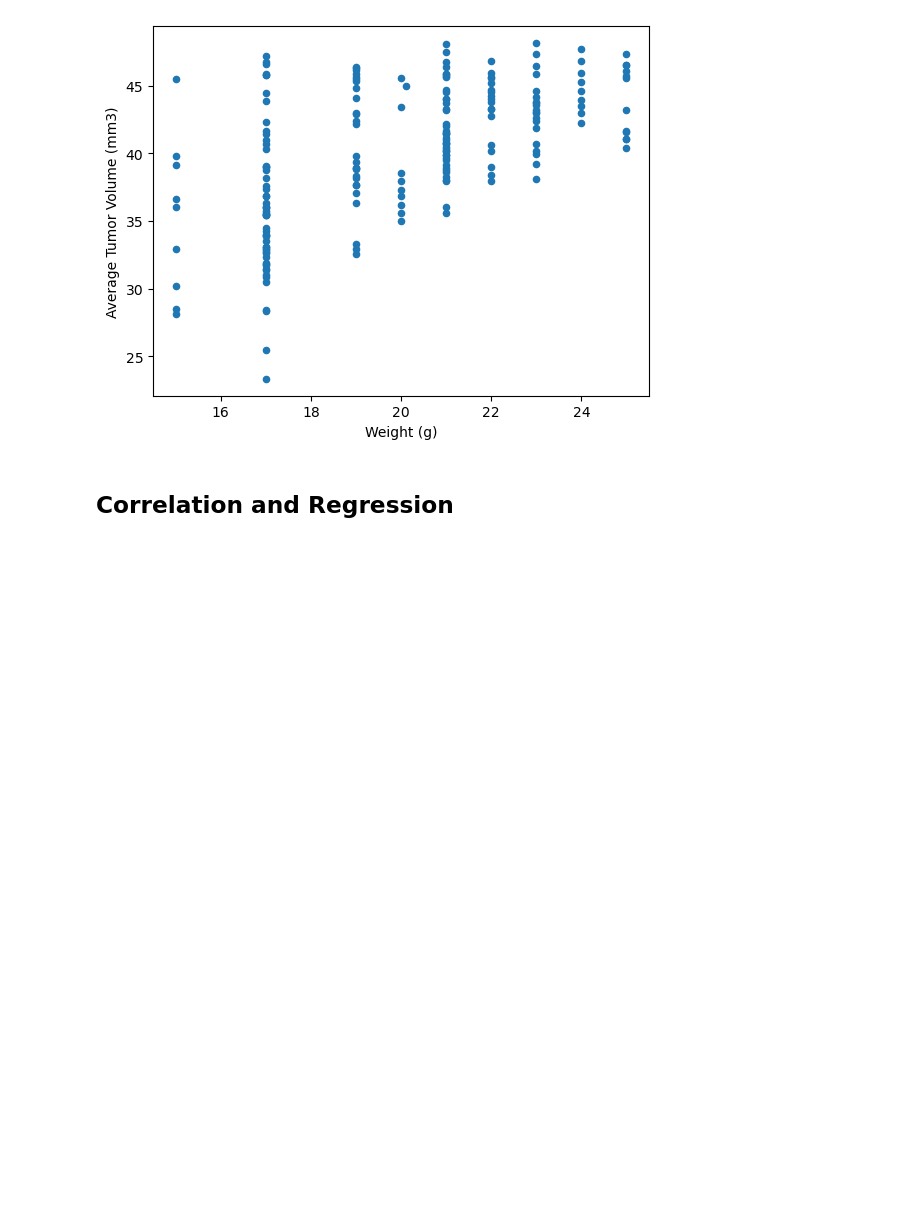
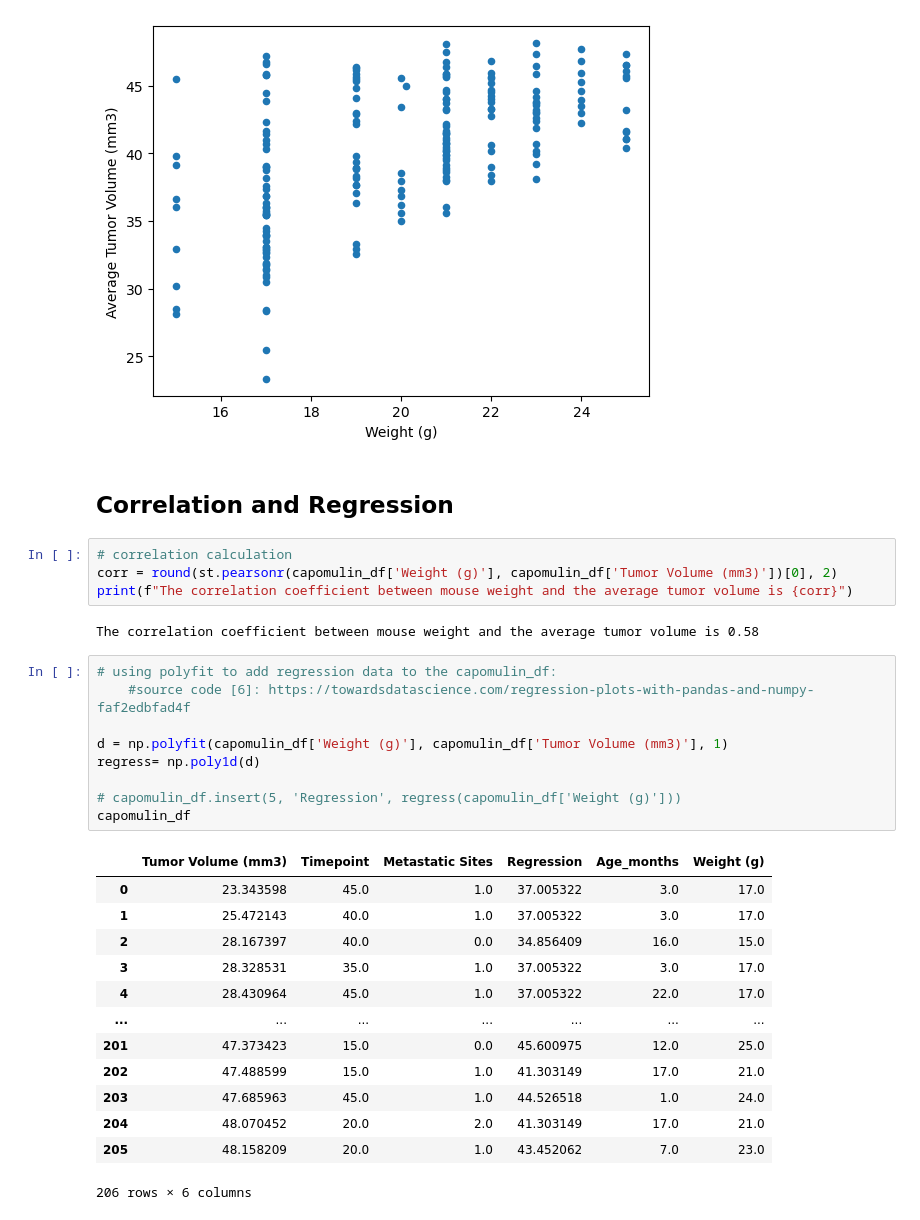
Before and after one commit to Evdawg/data-viz-challenge, a Jupyter notebook: Starter_Code/Pymaceuticals/solution_pymaceuticals.ipynb, the cells around one changed output. Saved outputs shown, nothing was run; the diff lists cells and outputs as text; blank space fills up the shorter version.

```diff
--- a/Starter_Code/Pymaceuticals/solution_pymaceuticals.ipynb
+++ b/Starter_Code/Pymaceuticals/solution_pymaceuticals.ipynb
@@ -374,6 +375,35 @@ scatter = capomulin_df.plot.scatter(y= 'Tumor Volume (mm3)', x= 'Weight (g)', yl
 [figure]
 # %% [markdown]
 ## Correlation and Regression
+# %%
+# correlation calculation
+corr = round(st.pearsonr(capomulin_df['Weight (g)'], capomulin_df['Tumor Volume (mm3)'])[0], 2)
+print(f"The correlation coefficient between mouse weight and the average tumor volume is {corr}")
+# %% [output]
+The correlation coefficient between mouse weight and the average tumor volume is 0.58
+# %%
+# using polyfit to add regression data to the capomulin_df:
+    #source code [6]: https://towardsdatascience.com/regression-plots-with-pandas-and-numpy-faf2edbfad4f
+
+d = np.polyfit(capomulin_df['Weight (g)'], capomulin_df['Tumor Volume (mm3)'], 1)
+regress= np.poly1d(d)
+
+# capomulin_df.insert(5, 'Regression', regress(capomulin_df['Weight (g)']))
+capomulin_df
+# %% [output]
+|  | Tumor Volume (mm3) | Timepoint | Metastatic Sites | Regression | Age_months | Weight (g) |
+| 0 | 23.343598 | 45.0 | 1.0 | 37.005322 | 3.0 | 17.0 |
+| 1 | 25.472143 | 40.0 | 1.0 | 37.005322 | 3.0 | 17.0 |
+| 2 | 28.167397 | 40.0 | 0.0 | 34.856409 | 16.0 | 15.0 |
+| 3 | 28.328531 | 35.0 | 1.0 | 37.005322 | 3.0 | 17.0 |
+| 4 | 28.430964 | 45.0 | 1.0 | 37.005322 | 22.0 | 17.0 |
+| ... | ... | ... | ... | ... | ... | ... |
+| 201 | 47.373423 | 15.0 | 0.0 | 45.600975 | 12.0 | 25.0 |
+| 202 | 47.488599 | 15.0 | 1.0 | 41.303149 | 17.0 | 21.0 |
+| 203 | 47.685963 | 45.0 | 1.0 | 44.526518 | 1.0 | 24.0 |
+| 204 | 48.070452 | 20.0 | 2.0 | 41.303149 | 17.0 | 21.0 |
+| 205 | 48.158209 | 20.0 | 1.0 | 43.452062 | 7.0 | 23.0 |
+206 rows × 6 columns
 # %%
 # Calculate the correlation coefficient and a linear regression model
 # for mouse weight and average observed tumor volume for the entire Capomulin regimen
```
Also changed, not shown: parts of 2 cells of this notebook, 1 other file.
